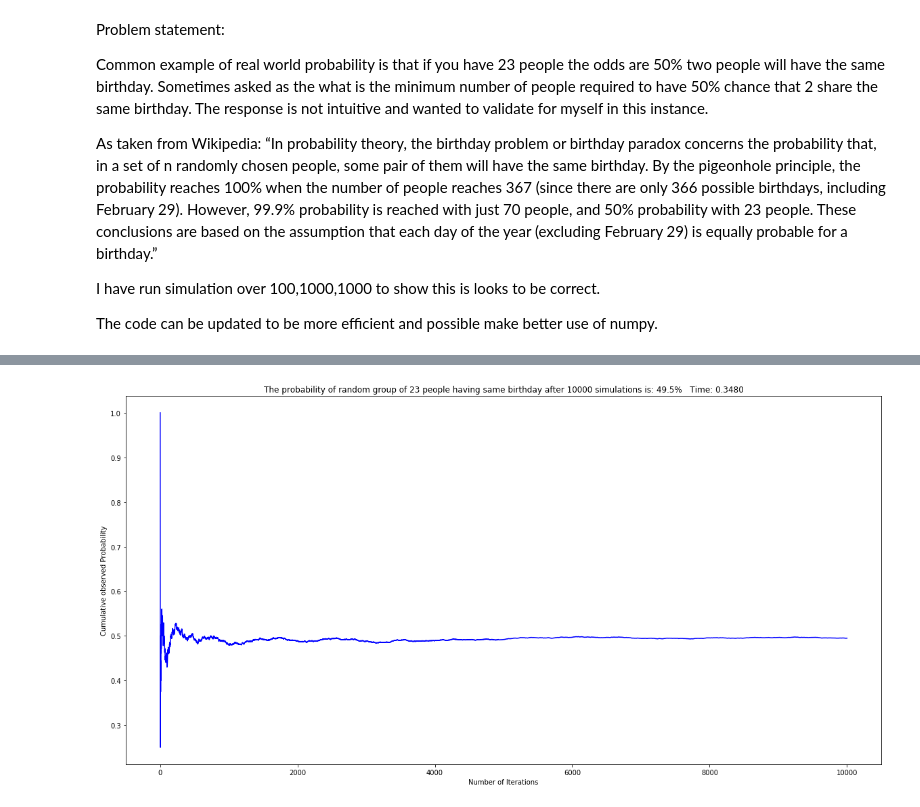
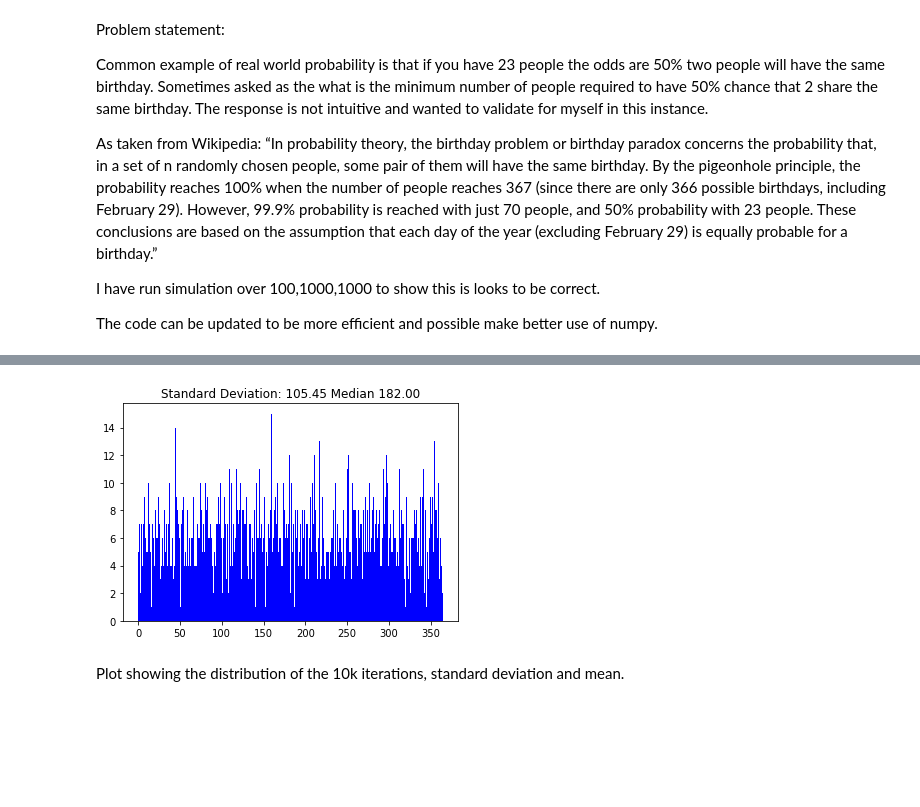
Before and after one commit to vipulpopat/MSCAI_CE4021_Week6, a Jupyter notebook: Etivity6.ipynb, the cells around one changed output, grey strips where cells are left out. Cells and saved outputs as stored; diff of their text form; code cells hidden in the pictures; blank space fills up the shorter version.

```diff
--- a/Etivity6.ipynb
+++ b/Etivity6.ipynb
@@ -62,4 +29,15 @@ run_simulation(1000,'green')
-# %%
-run_simulation(10000,'blue')
-# %% [output]
-[figure, removed]
+# %%
+num_interations = 10000
+num_samples = 23
+num_bins = 365
+
+
+birthdays = np.random.randint(365, size=(num_samples)*num_interations)
+
+plt.title("Standard Deviation: {:.2f} Median {:.2f}".format(np.std(birthdays),np.median(birthdays)))
+plt.hist(samples, num_bins, facecolor='blue')
+plt.show()
+# %% [output]
+[figure, added]
+# %% [markdown]
+Plot showing the distribution of the 10k iterations, standard deviation and mean.
```
Also changed, not shown: parts of 11 cells of this notebook.
